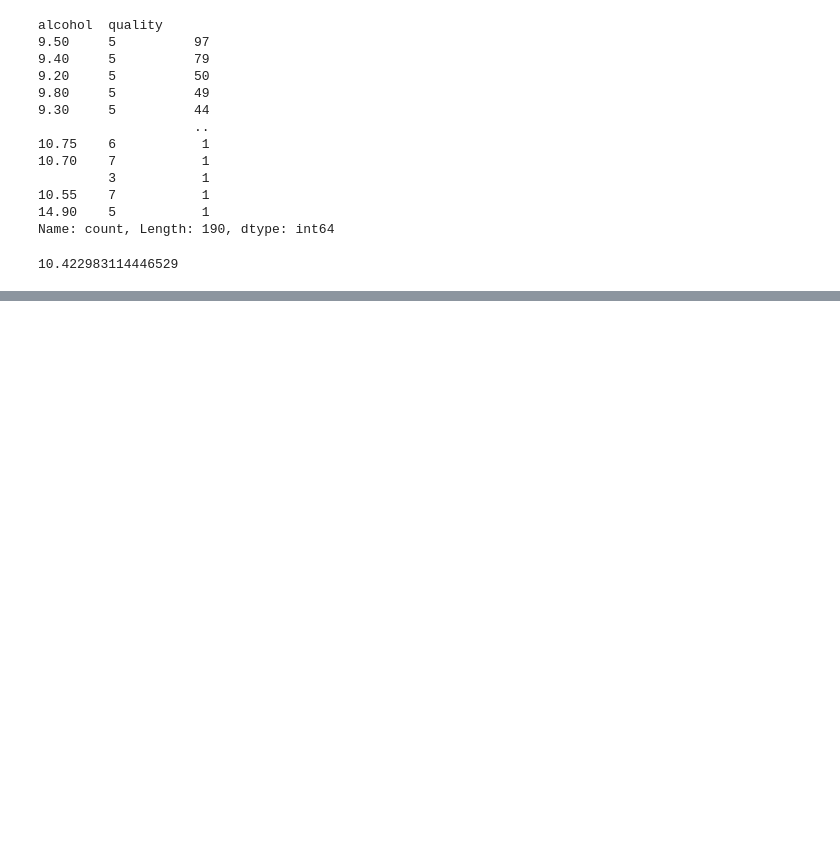
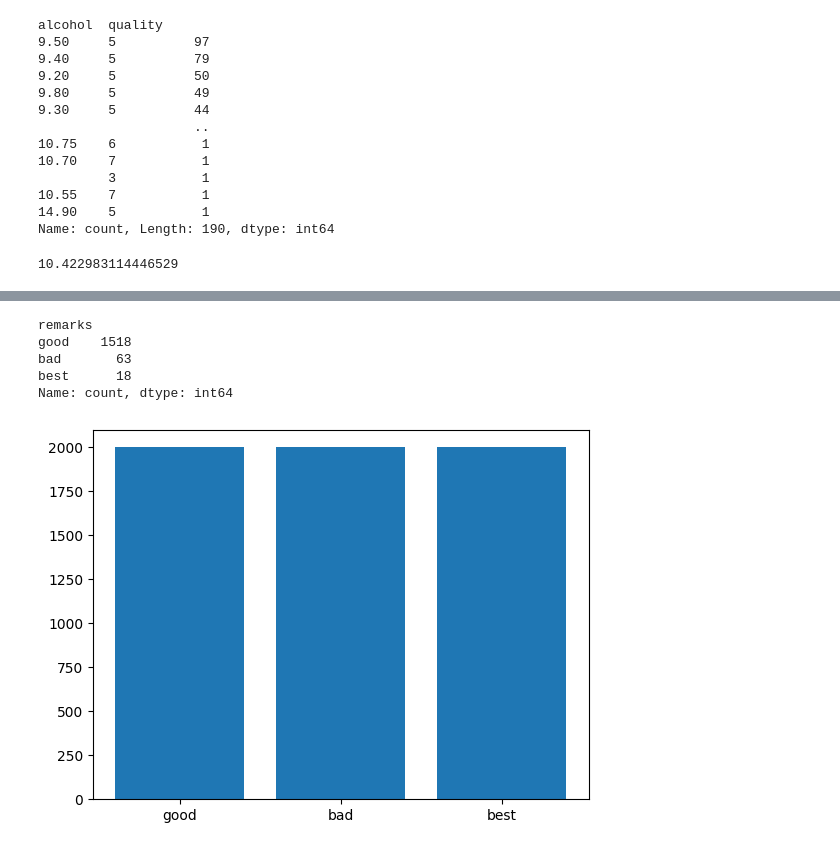
Before and after one commit to cayob/web, a Jupyter notebook: book1.ipynb, the cells around one changed output, grey strips where cells are left out. Saved outputs shown, nothing was run; the diff lists cells and outputs as text; code cells hidden in the pictures; blank space fills up the shorter version.

```diff
--- a/book1.ipynb
+++ b/book1.ipynb
@@ -105,0 +244,5 @@ ConversionError: Failed to convert value(s) to axis units: 'alcohol'
+# %%
+df_remarks = df
+# %%
+df_remarks['remarks'] = pd.cut(df_remarks['quality'], bins=[0,4,7, float('inf')], labels=['bad','good','best'])
+df_remarks.sort_values(by = 'quality', ascending=False)
@@ -105,0 +263,13 @@ ConversionError: Failed to convert value(s) to axis units: 'alcohol'
+# %%
+(df_remarks['remarks']).value_counts()
+# %% [output]
+remarks
+good    1518
+bad       63
+best      18
+Name: count, dtype: int64
+# %%
+plt.bar(height=2000, x='remarks', data=df_remarks)
+plt.show()
+# %% [output]
+[figure, added]
```
Also changed, not shown: parts of 11 cells of this notebook.
